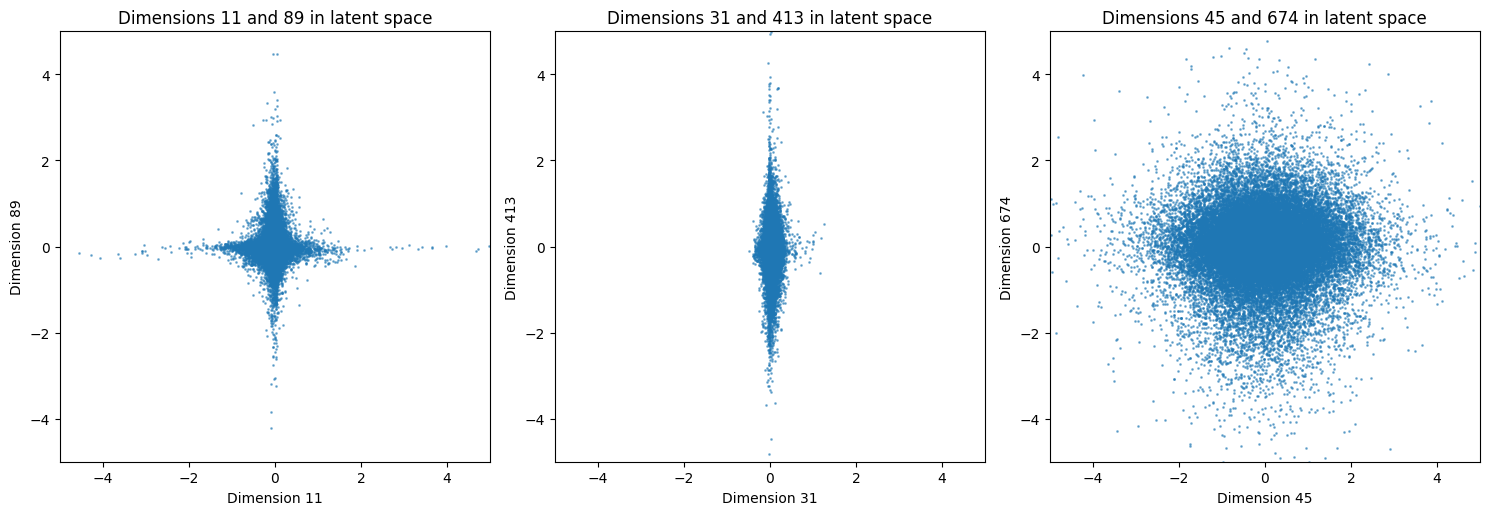
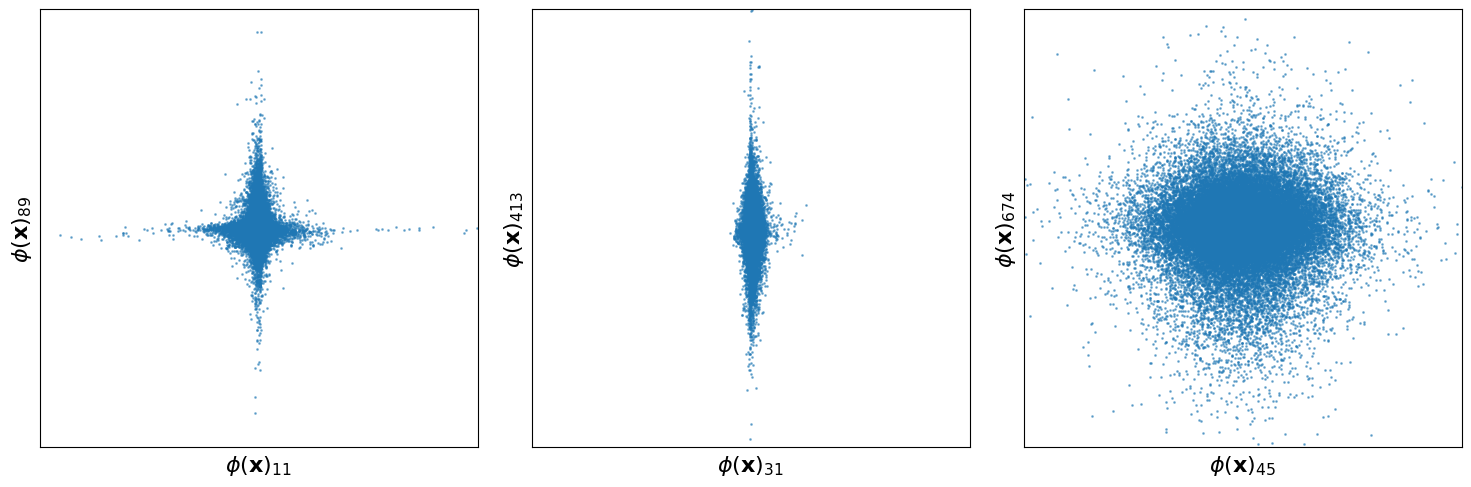
The notebook cell's code change between the first figure and the second:
--- before
+++ after
@@ -8,26 +8,39 @@
 
 ax[0].scatter(phi_data_train.reshape(-1, size*size)[:, dims_1[0]].numpy(), phi_data_train.reshape(-1, size*size)[:, dims_1[1]].numpy(), s=1, alpha=0.5)
-ax[0].set_title(f"Dimensions {dims_1[0]} and {dims_1[1]} in latent space")
+# ax[0].set_title(f"Dimensions {dims_1[0]} and {dims_1[1]} in latent space")
 ax[0].set_xlabel(f"Dimension {dims_1[0]}")
 ax[0].set_ylabel(f"Dimension {dims_1[1]}")
 ax[0].set_aspect('equal', adjustable='box')
+ax[0].set_xlabel(rf'$\phi(\mathbf{{x}})_{{{dims_1[0]}}}$')
+ax[0].set_ylabel(rf'$\phi(\mathbf{{x}})_{{{dims_1[1]}}}$')
 ax[0].set_xlim(-5, 5)
 ax[0].set_ylim(-5, 5)
+ax[0].set_xticks([])
+ax[0].set_yticks([])
 
 ax[1].scatter(phi_data_train.reshape(-1, size*size)[:, dims_2[0]].numpy(), phi_data_train.reshape(-1, size*size)[:, dims_2[1]].numpy(), s=1, alpha=0.5)
-ax[1].set_title(f"Dimensions {dims_2[0]} and {dims_2[1]} in latent space")
+# ax[1].set_title(f"Dimensions {dims_2[0]} and {dims_2[1]} in latent space")
 ax[1].set_xlabel(f"Dimension {dims_2[0]}")
 ax[1].set_ylabel(f"Dimension {dims_2[1]}")
 ax[1].set_aspect('equal', adjustable='box')
+ax[1].set_xlabel(rf'$\phi(\mathbf{{x}})_{{{dims_2[0]}}}$')
+ax[1].set_ylabel(rf'$\phi(\mathbf{{x}})_{{{dims_2[1]}}}$')
 ax[1].set_xlim(-5, 5)
 ax[1].set_ylim(-5, 5)
+ax[1].set_xticks([])
+ax[1].set_yticks([])
 
 ax[2].scatter(phi_data_train.reshape(-1, size*size)[:, dims_3[0]].numpy(), phi_data_train.reshape(-1, size*size)[:, dims_3[1]].numpy(), s=1, alpha=0.5)
-ax[2].set_title(f"Dimensions {dims_3[0]} and {dims_3[1]} in latent space")
+# ax[2].set_title(f"Dimensions {dims_3[0]} and {dims_3[1]} in latent space")
 ax[2].set_xlabel(f"Dimension {dims_3[0]}")
 ax[2].set_ylabel(f"Dimension {dims_3[1]}")
 ax[2].set_aspect('equal', adjustable='box')
+ax[2].set_xlabel(rf'$\phi(\mathbf{{x}})_{{{dims_3[0]}}}$')
+ax[2].set_ylabel(rf'$\phi(\mathbf{{x}})_{{{dims_3[1]}}}$')
 ax[2].set_xlim(-5, 5)
 ax[2].set_ylim(-5, 5)
+ax[2].set_xticks([])
+ax[2].set_yticks([])
 plt.tight_layout()
+plt.savefig(os.path.join(results_folder,"latent_scatter.png"))
 plt.show()

Commit: minor changes